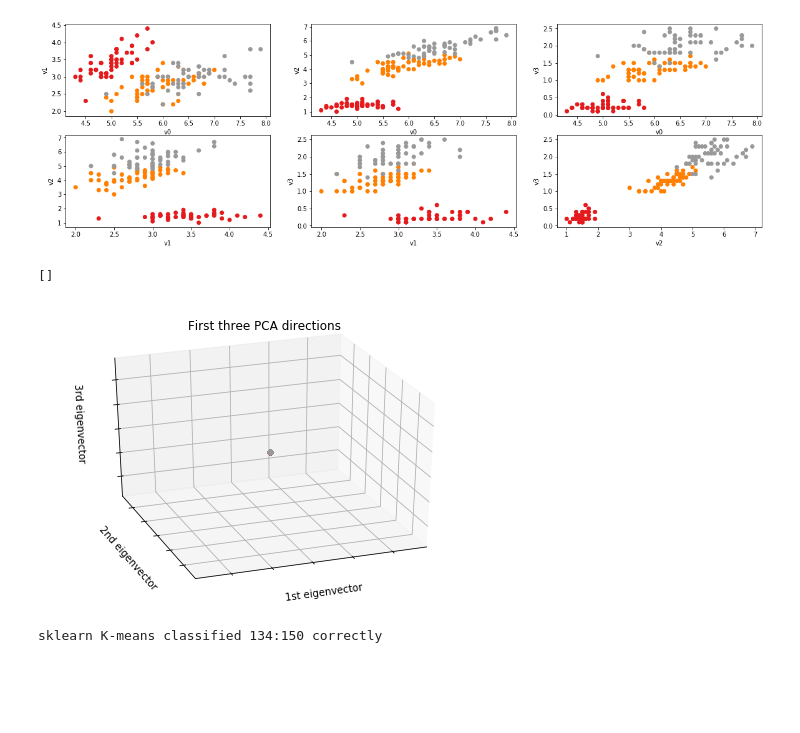
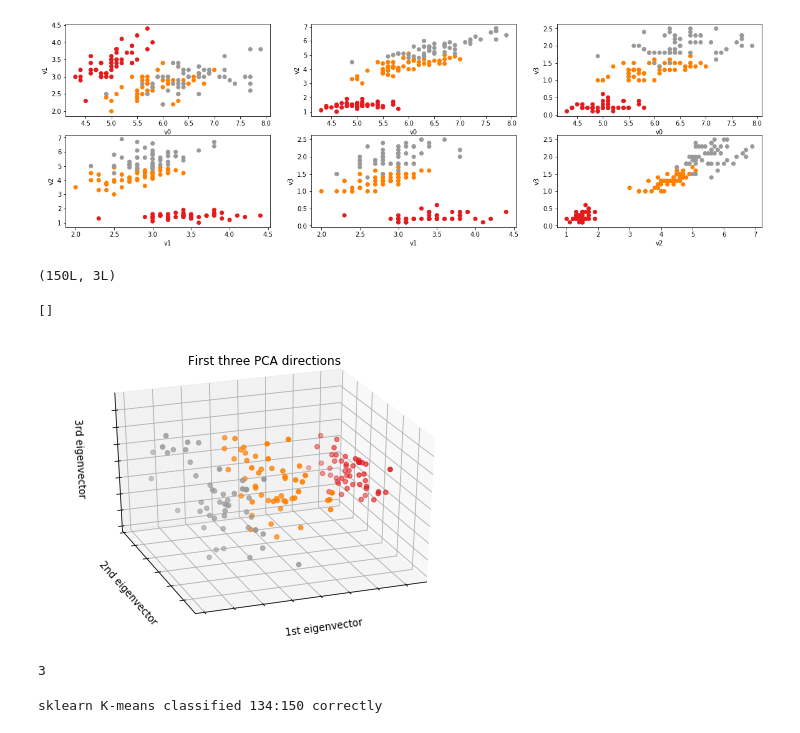
Before and after one commit to DorHugi/techDataScience, a Jupyter notebook: wet_4/HW4_ipython.ipynb, the cells around one changed output. Saved outputs shown, nothing was run; the diff lists cells and outputs as text; code cells hidden in the pictures; blank space fills up the shorter version.

```diff
--- a/wet_4/HW4_ipython.ipynb
+++ b/wet_4/HW4_ipython.ipynb
@@ -41,26 +41,27 @@ for i in xrange(0,4):
 # %%
 # Question 1 - fill in the code as required
 fig = plt.figure(2)
 X_reduced = np.zeros((y_iris.size,3))
 #  Obtain first 3 PCA directions by using PCA method fit_transform
 ######## Your Code Here ##########
 
-#X_reduced = PCA(?).?
+X_reduced = PCA(n_components=3).fit_transform(X_iris)
 
 ##################################
 ax = Axes3D(fig, elev=-150, azim=110)
 ax.scatter(X_reduced[:, 0], X_reduced[:, 1], X_reduced[:, 2], c=y_iris,
            cmap=plt.cm.Set1)
 ax.set_title("First three PCA directions")
 ax.set_xlabel("1st eigenvector")
 ax.w_xaxis.set_ticklabels([])
 ax.set_ylabel("2nd eigenvector")
 ax.w_yaxis.set_ticklabels([])
 ax.set_zlabel("3rd eigenvector")
 ax.w_zaxis.set_ticklabels([])
 # %% [output]
-[]
+(150L, 3L)
+[]
-[figure, old version]
+[figure, new version]
 # %%
 # Question 2 - fill in the code as required
 
@@ -68,7 +69,7 @@ ax.w_zaxis.set_ticklabels([])
 # Cluster via KMeans from cluster
 # tweak parameters/ use a grid search for best results
 
-k_means = cluster.KMeans(n_clusters=3)
+k_means = cluster.KMeans(n_clusters=len(set(y_iris)))
 
 # We're tweaking parameters based on the documentaion found here:
 # http://scikit-learn.org/stable/modules/generated/sklearn.cluster.KMeans.html
@@ -78,6 +79,8 @@ k_means = cluster.KMeans(n_clusters=3)
 k_means.fit(X_iris)
 # obtain labels
 sk_k_means_labels = k_means.labels_
+# %% [output]
+3
 # %%
 # Question 3 - write a function that computes the number of correct labels
 def correctLabelNum(y_iris,labels):
```
Also changed, not shown: parts of 3 cells of this notebook.
